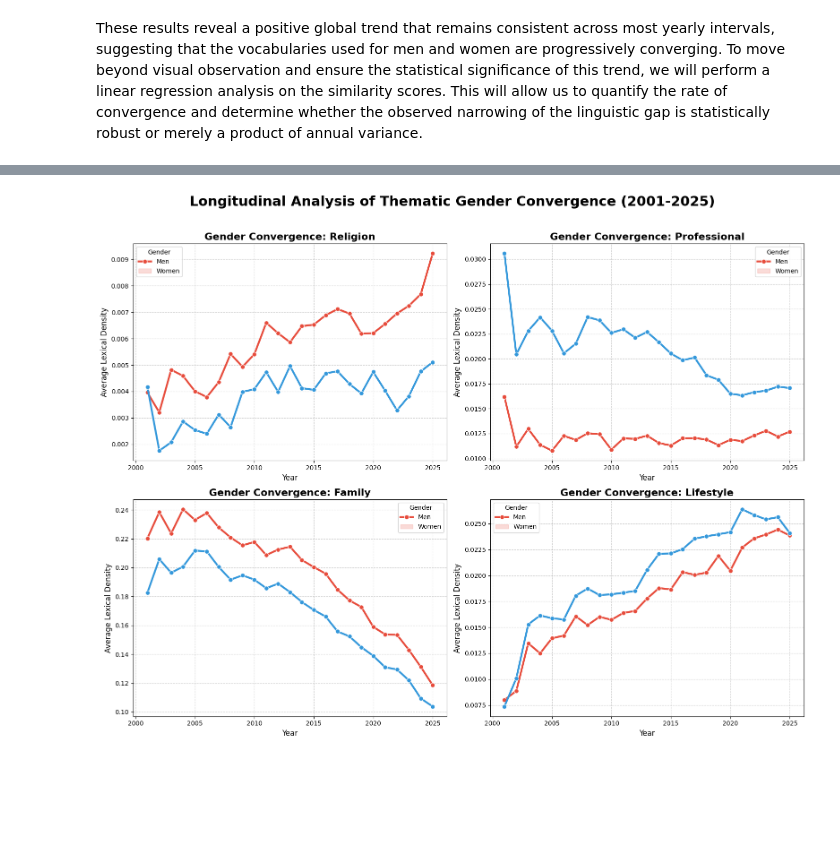
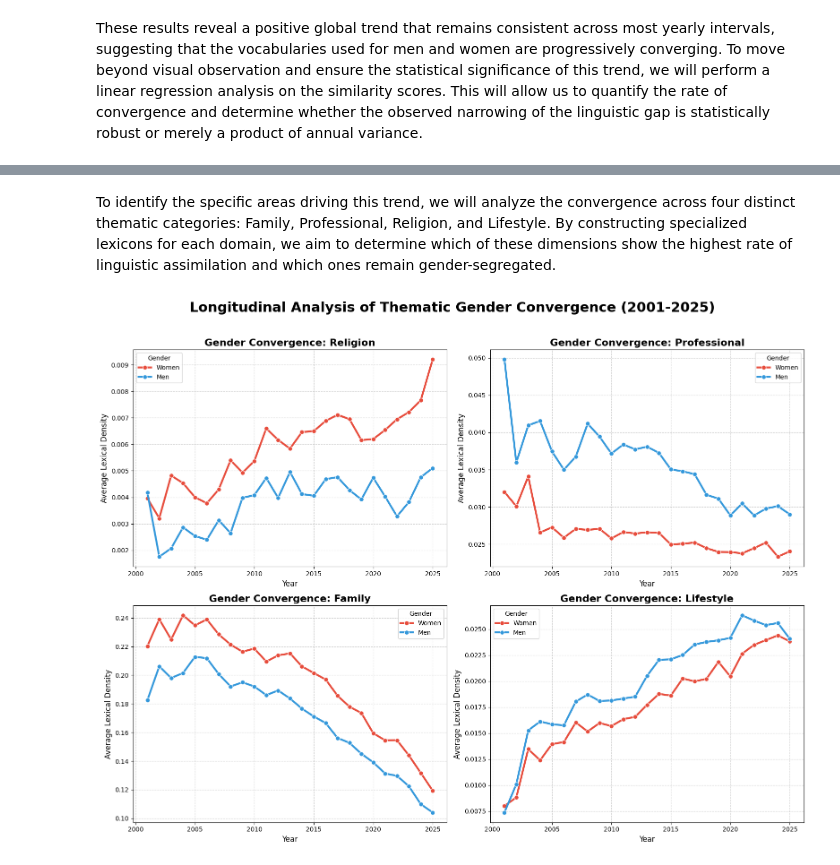
Before and after one commit to gallagelpi/text_minning, a Jupyter notebook: final_project_text_mining/analysis.ipynb, the cells around one changed output, grey strips where cells are left out. Drawn from its saved outputs; the diff is of its cells as text; code cells hidden in the pictures; blank space fills up the shorter version.

```diff
--- a/final_project_text_mining/analysis.ipynb
+++ b/final_project_text_mining/analysis.ipynb
@@ -156,3 +156,5 @@ To identify the specific areas driving this trend, we will analyze the convergen
+# %% [markdown]
+To identify the specific areas driving this trend, we will analyze the convergence across four distinct thematic categories: Family, Professional, Religion, and Lifestyle. By constructing specialized lexicons for each domain, we aim to determine which of these dimensions show the highest rate of linguistic assimilation and which ones remain gender-segregated.
 # %%
 themes = {
     'Religion': set([
@@ -165,9 +167,11 @@ themes = {
     'Professional': set([
         'career', 'retired', 'worked', 'employed', 'professor', 'teacher',
         'engineer', 'manager', 'director', 'business', 'company', 'university',
-        'degree', 'graduated', 'college', 'professional', 'owner', 'founder',
+        'degree', 'graduate', 'college', 'professional', 'owner', 'founder',
         'department', 'industry', 'office', 'corporation', 'executive', 'nurse',
-        'doctor', 'military', 'veteran', 'served', 'army', 'navy', 'position'
+        'doctor', 'military', 'veteran', 'served', 'army', 'navy', 'position',
+        'engineer', 'management', 'job', 'electrician', 'employee','accountant',
+        'consultant', 'officer', 'recruiter', 'administrator', 'vice president','supervisor'
     ]),
     'Family': set([
         'family', 'mother', 'father', 'son', 'daughter', 'brother', 'sister',
@@ -197,36 +201,38 @@ for name, word_set in themes.items():
     df[name] = df['text_clean'].apply(lambda x: get_density(x, word_set))
 
 
+
 evolution = df.groupby(['year', 'gender'])[list(themes.keys())].mean().reset_index()
+evolution['gender_label'] = evolution['gender'].map({'M': 'Men', 'F': 'Women'})
 categories = list(themes.keys())
-gender_colors = {'M': '#3498db', 'F': '#e74c3c'}
+gender_colors = {'Men': '#3498db', 'Women': '#e74c3c'}
 
 fig, axes = plt.subplots(2, 2, figsize=(16, 12))
 axes = axes.flatten()
 
 for i, cat in enumerate(categories):
     sns.lineplot(
         data=evolution,
         x='year',
         y=cat,
-        hue='gender',
+        hue='gender_label',
         ax=axes[i],
         palette=gender_colors,
         linewidth=3,
         marker='o',
         markersize=7
     )
 
     axes[i].set_title(f'Gender Convergence: {cat}', fontsize=16, fontweight='bold')
     axes[i].set_ylabel('Average Lexical Density', fontsize=12)
     axes[i].set_xlabel('Year', fontsize=12)
     axes[i].grid(True, linestyle='--', alpha=0.6)
-    axes[i].legend(title='Gender', labels=['Men', 'Women'])
+    axes[i].legend(title='Gender', loc='best')
 
 plt.suptitle('Longitudinal Analysis of Thematic Gender Convergence (2001-2025)',
              fontsize=22, fontweight='bold', y=1.02)
 
 plt.tight_layout()
 plt.show()
 # %% [output]
-[figure, old version]
+[figure, new version]
```
Also changed, not shown: parts of 12 cells of this notebook, 2 other files.
